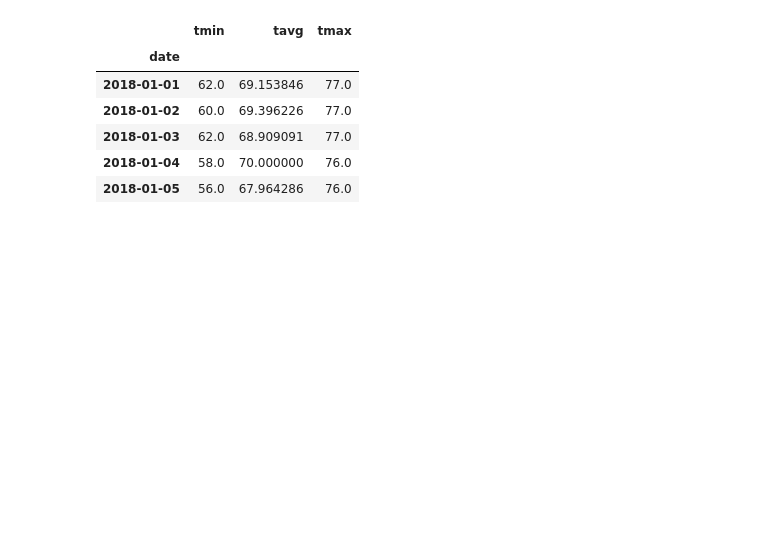
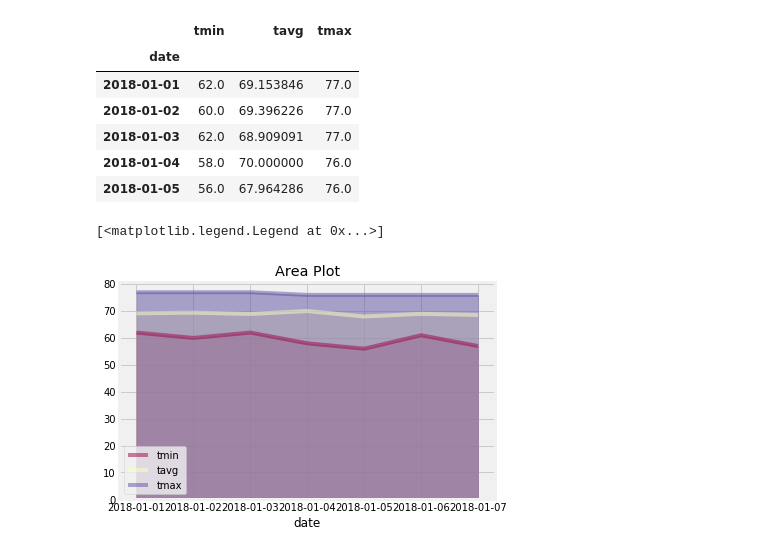
Before and after one commit to zhenyang9261/data-homework-orm, a Jupyter notebook: climate_starter.ipynb, the cells around one changed output. Saved outputs shown, nothing was run; the diff lists cells and outputs as text; code cells hidden in the pictures; blank space fills up the shorter version.

```diff
--- a/climate_starter.ipynb
+++ b/climate_starter.ipynb
@@ -329,3 +391,30 @@ def daily_normals(date):
 daily_normals("01-01")
 # %% [output]
 [(62.0, 69.15384615384616, 77.0)]
+# %%
+# calculate the daily normals for your trip
+# push each tuple of calculations into a list called `normals`
+
+# Set the start and end date of the trip
+d1 = dt.date(2018, 1, 1)
+d2 = dt.date(2018, 1, 7)
+
+# Use the start and end date to create a range of dates
+delta = d2 - d1
+
+full_dates = []
+for i in range(delta.days + 1):
+    full_dates.append(d1 + dt.timedelta(i))
+
+# Stip off the year and save a list of %m-%d strings
+dates = []
+for full_date in full_dates:
+    dates.append(full_date.strftime('%m-%d'))
+
+# Loop through the list of %m-%d strings and calculate the normals for each date
+normals = []
+for date in dates:
+    normals.append(daily_normals(date)[0])
+    #print(daily_normals(date)[0])
+
+print(normals)
@@ -348,3 +439,9 @@ daily_normals("01-01")
  (56.0, 67.96428571428571, 76.0),
  (61.0, 68.96491228070175, 76.0),
  (57.0, 68.54385964912281, 76.0)]
+# %%
+# Load the previous query results into a Pandas DataFrame and add the `trip_dates` range as the `date` index
+normals_df = pd.DataFrame(normals, columns=['tmin', 'tavg', 'tmax'])
+normals_df['date'] = full_dates
+normals_df.set_index('date', inplace=True)
+normals_df
@@ -358,6 +465,14 @@ daily_normals("01-01")
 | 2018-01-03 | 62.0 | 68.909091 | 77.0 |
 | 2018-01-04 | 58.0 | 70.000000 | 76.0 |
 | 2018-01-05 | 56.0 | 67.964286 | 76.0 |
+# %%
+normals_df.plot(kind='area', stacked=False, alpha=0.5, colormap='Spectral',
+        title='Area Plot')
+[ax.legend(('tmin', 'tavg', 'tmax'),
+           loc='lower left') for ax in plt.gcf().axes]
+# %% [output]
+[<matplotlib.legend.Legend at 0x...>]
+[figure, added]
 # %%
 # Plot the daily normals as an area plot with `stacked=False`
 # %% [output]
```
Also changed, not shown: parts of 8 cells of this notebook.
